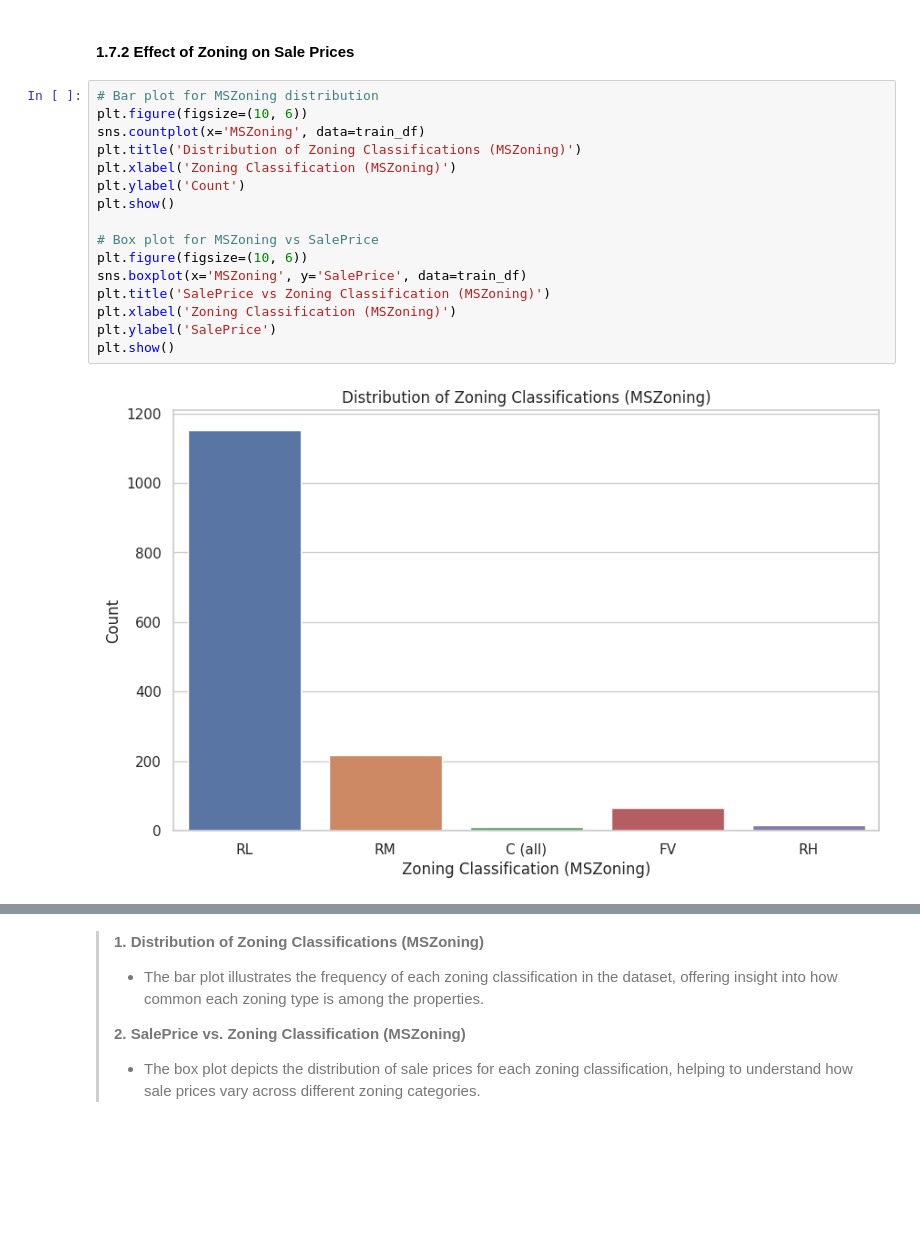
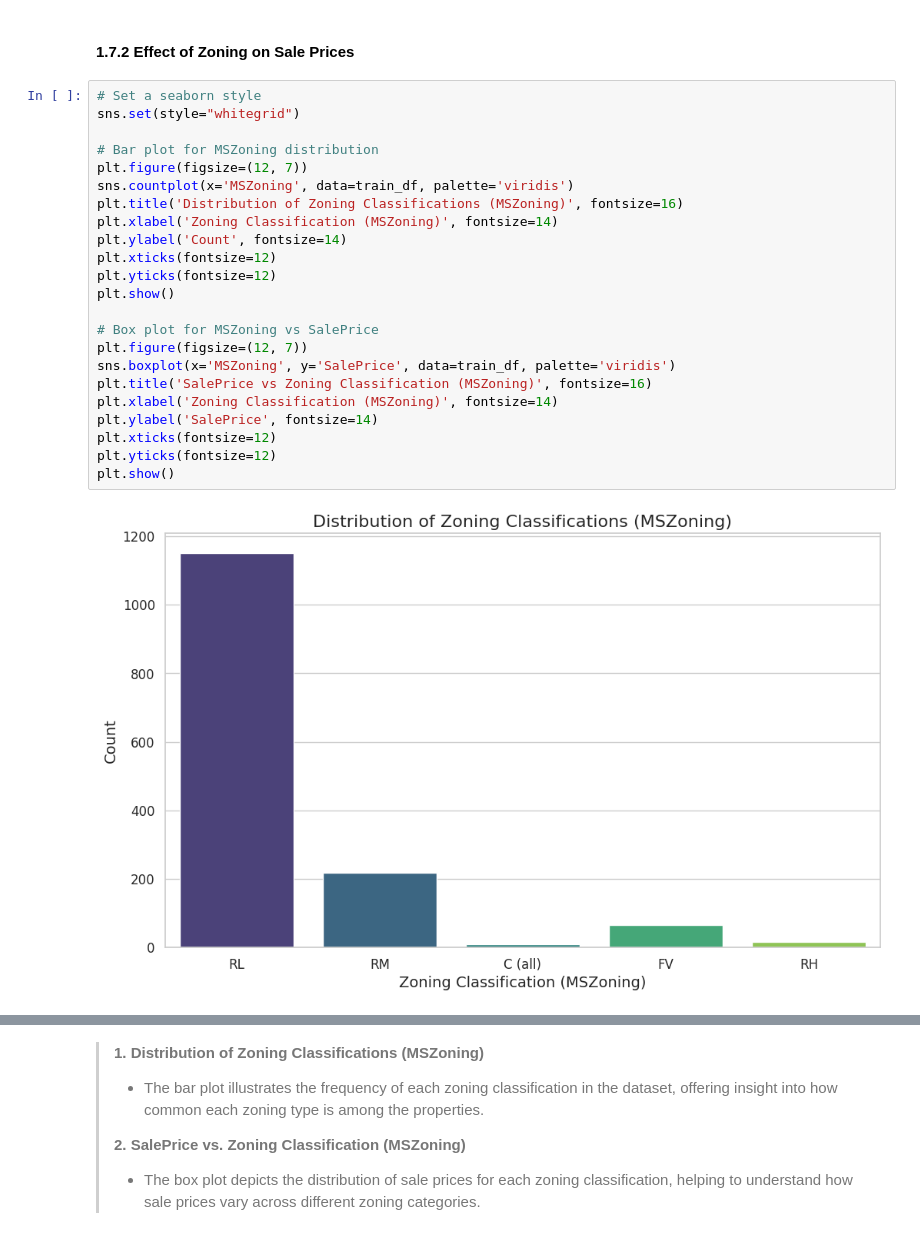
Before and after one commit to rishav21r/House-Prices---Advanced-Regression-Techniques, a Jupyter notebook: house_prices_advanced_regression.ipynb, the cells around one changed output, grey strips where cells are left out. Cells and saved outputs as stored; diff of their text form; blank space fills up the shorter version.

```diff
--- a/house_prices_advanced_regression.ipynb
+++ b/house_prices_advanced_regression.ipynb
@@ -441,20 +441,27 @@ plt.show()
 # %% [markdown]
 #### 1.7.2 Effect of Zoning on Sale Prices
 # %%
+# Set a seaborn style
+sns.set(style="whitegrid")
+
 # Bar plot for MSZoning distribution
-plt.figure(figsize=(10, 6))
-sns.countplot(x='MSZoning', data=train_df)
-plt.title('Distribution of Zoning Classifications (MSZoning)')
-plt.xlabel('Zoning Classification (MSZoning)')
-plt.ylabel('Count')
+plt.figure(figsize=(12, 7))
+sns.countplot(x='MSZoning', data=train_df, palette='viridis')
+plt.title('Distribution of Zoning Classifications (MSZoning)', fontsize=16)
+plt.xlabel('Zoning Classification (MSZoning)', fontsize=14)
+plt.ylabel('Count', fontsize=14)
+plt.xticks(fontsize=12)
+plt.yticks(fontsize=12)
 plt.show()
 
 # Box plot for MSZoning vs SalePrice
-plt.figure(figsize=(10, 6))
-sns.boxplot(x='MSZoning', y='SalePrice', data=train_df)
-plt.title('SalePrice vs Zoning Classification (MSZoning)')
-plt.xlabel('Zoning Classification (MSZoning)')
-plt.ylabel('SalePrice')
+plt.figure(figsize=(12, 7))
+sns.boxplot(x='MSZoning', y='SalePrice', data=train_df, palette='viridis')
+plt.title('SalePrice vs Zoning Classification (MSZoning)', fontsize=16)
+plt.xlabel('Zoning Classification (MSZoning)', fontsize=14)
+plt.ylabel('SalePrice', fontsize=14)
+plt.xticks(fontsize=12)
+plt.yticks(fontsize=12)
 plt.show()
 # %% [output]
-[figure, old version]
+[figure, new version]
```
Also changed, not shown: parts of 1 cell of this notebook.
